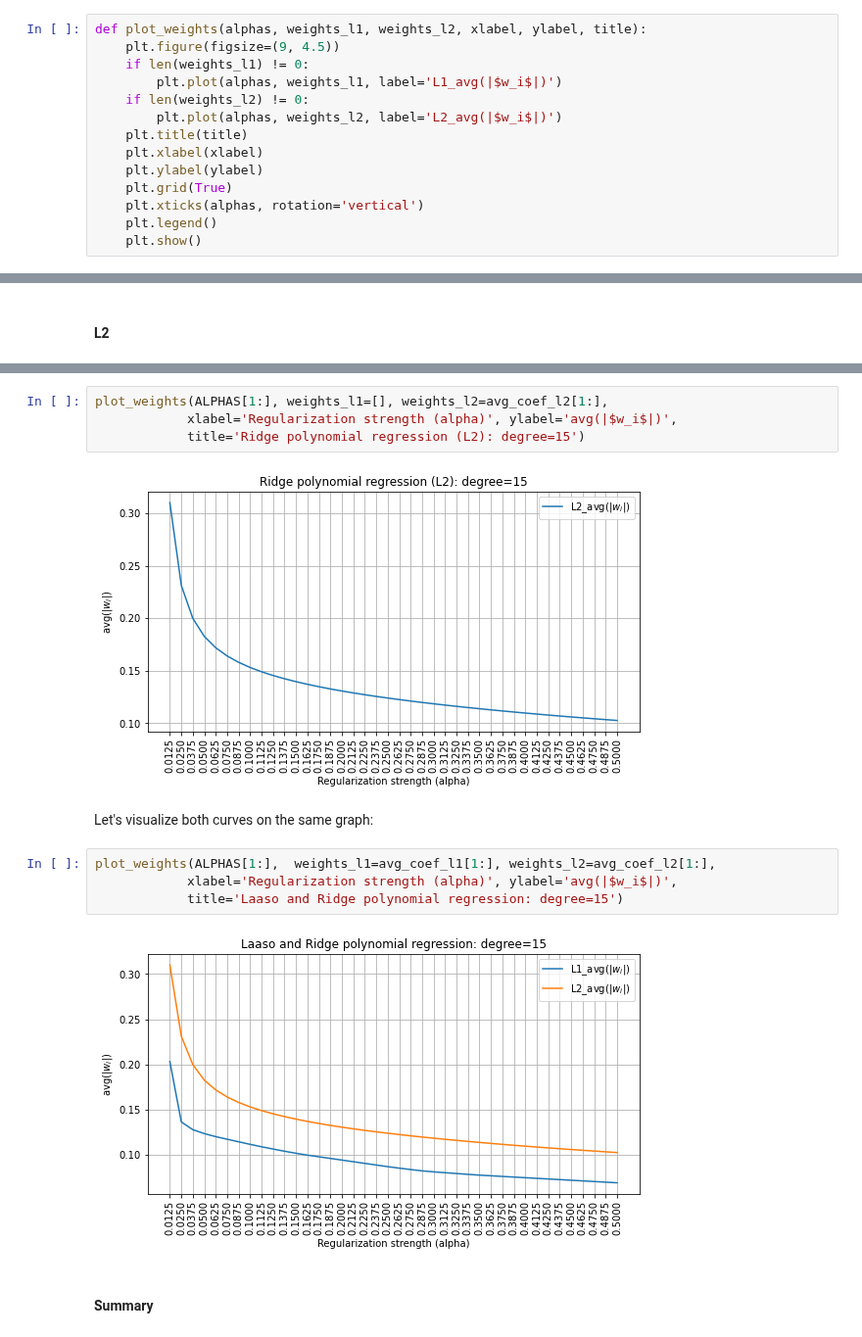
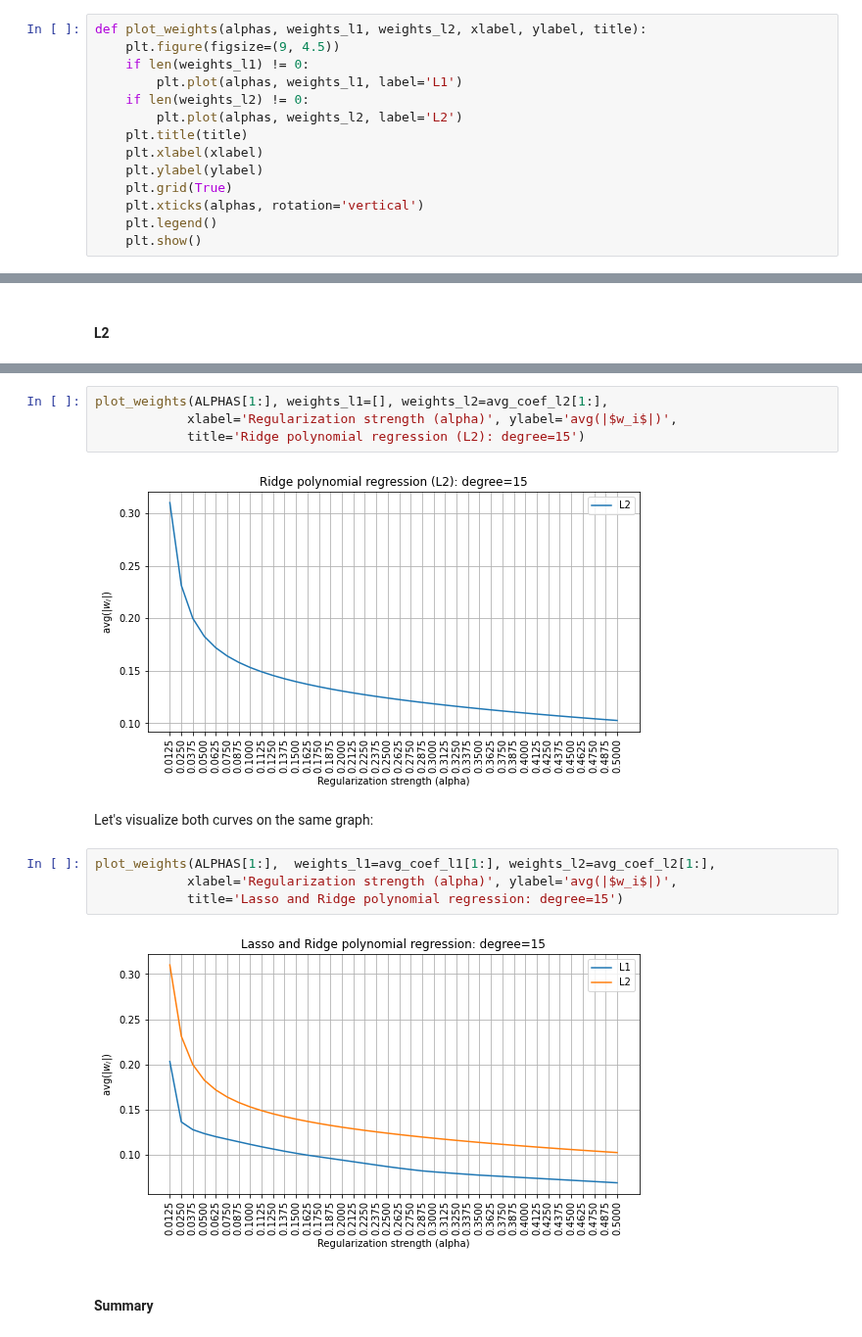
Before and after one commit to Bayramova/rs_school_assignments, a Jupyter notebook: overfitting_regularization.ipynb, the cells around one changed output, grey strips where cells are left out. Shown at 98% size. Cells and saved outputs as stored; diff of their text form.

```diff
--- a/overfitting_regularization.ipynb
+++ b/overfitting_regularization.ipynb
@@ -480,9 +480,9 @@ To find out how weights change with regularization we will plot the mean absolut
 def plot_weights(alphas, weights_l1, weights_l2, xlabel, ylabel, title):
     plt.figure(figsize=(9, 4.5))
     if len(weights_l1) != 0:
-        plt.plot(alphas, weights_l1, label='L1_avg(|$w_i$|)')
+        plt.plot(alphas, weights_l1, label='L1')
     if len(weights_l2) != 0:
-        plt.plot(alphas, weights_l2, label='L2_avg(|$w_i$|)')
+        plt.plot(alphas, weights_l2, label='L2')
     plt.title(title)
     plt.xlabel(xlabel)
     plt.ylabel(ylabel)
@@ -559,15 +559,15 @@ plot_weights(ALPHAS[1:], weights_l1=[], weights_l2=avg_coef_l2[1:],
             xlabel='Regularization strength (alpha)', ylabel='avg(|$w_i$|)',
             title='Ridge polynomial regression (L2): degree=15')
 # %% [output]
-[figure, old version]
+[figure, new version]
 # %% [markdown]
 Let's visualize both curves on the same graph:
 # %%
 plot_weights(ALPHAS[1:],  weights_l1=avg_coef_l1[1:], weights_l2=avg_coef_l2[1:],
             xlabel='Regularization strength (alpha)', ylabel='avg(|$w_i$|)',
-            title='Laaso and Ridge polynomial regression: degree=15')
+            title='Lasso and Ridge polynomial regression: degree=15')
 # %% [output]
-[figure, old version]
+[figure, new version]
 # %% [markdown]
 #### Summary
 # %% [markdown]
```
Also changed, not shown: parts of 23 cells of this notebook.
